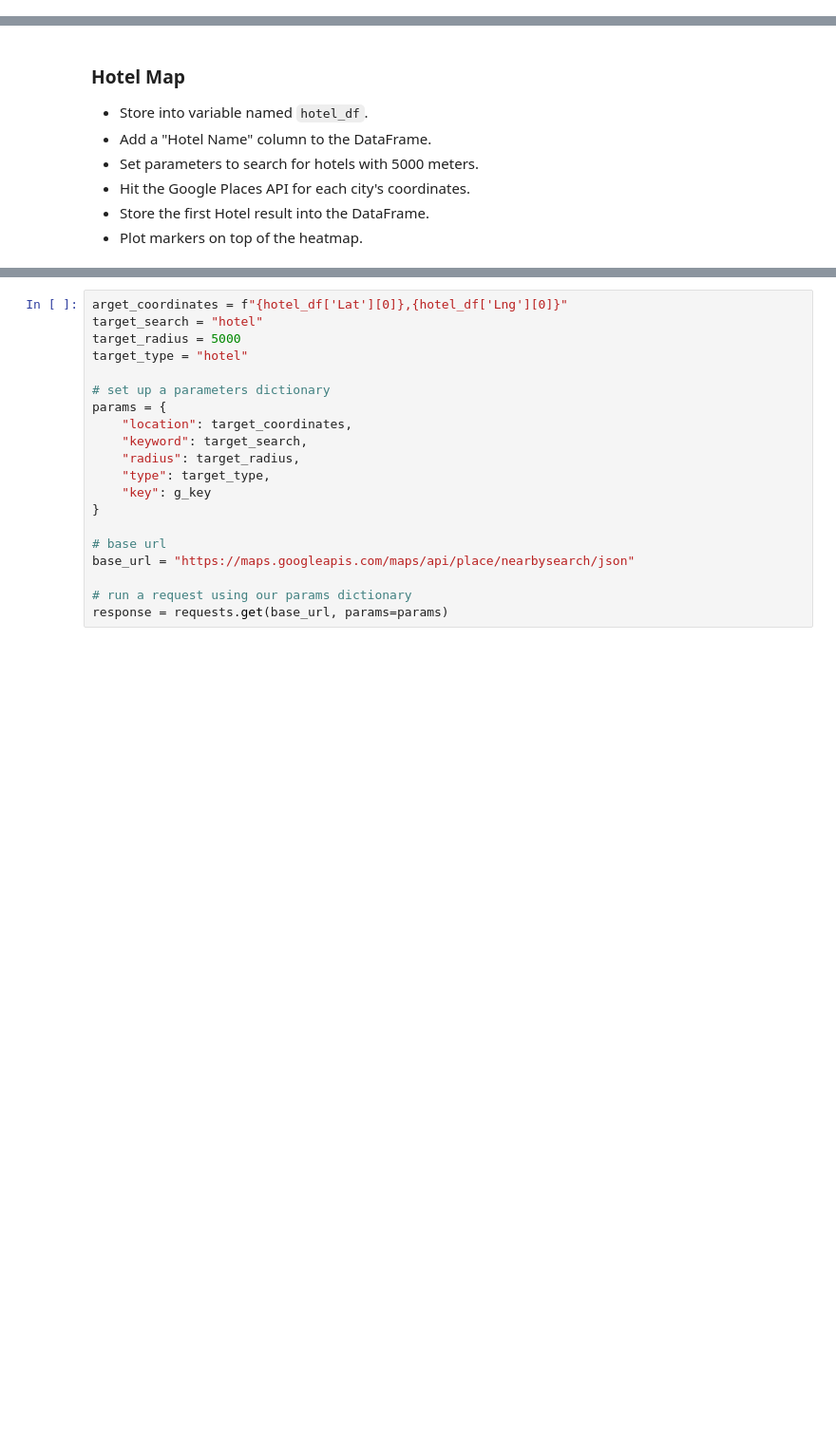
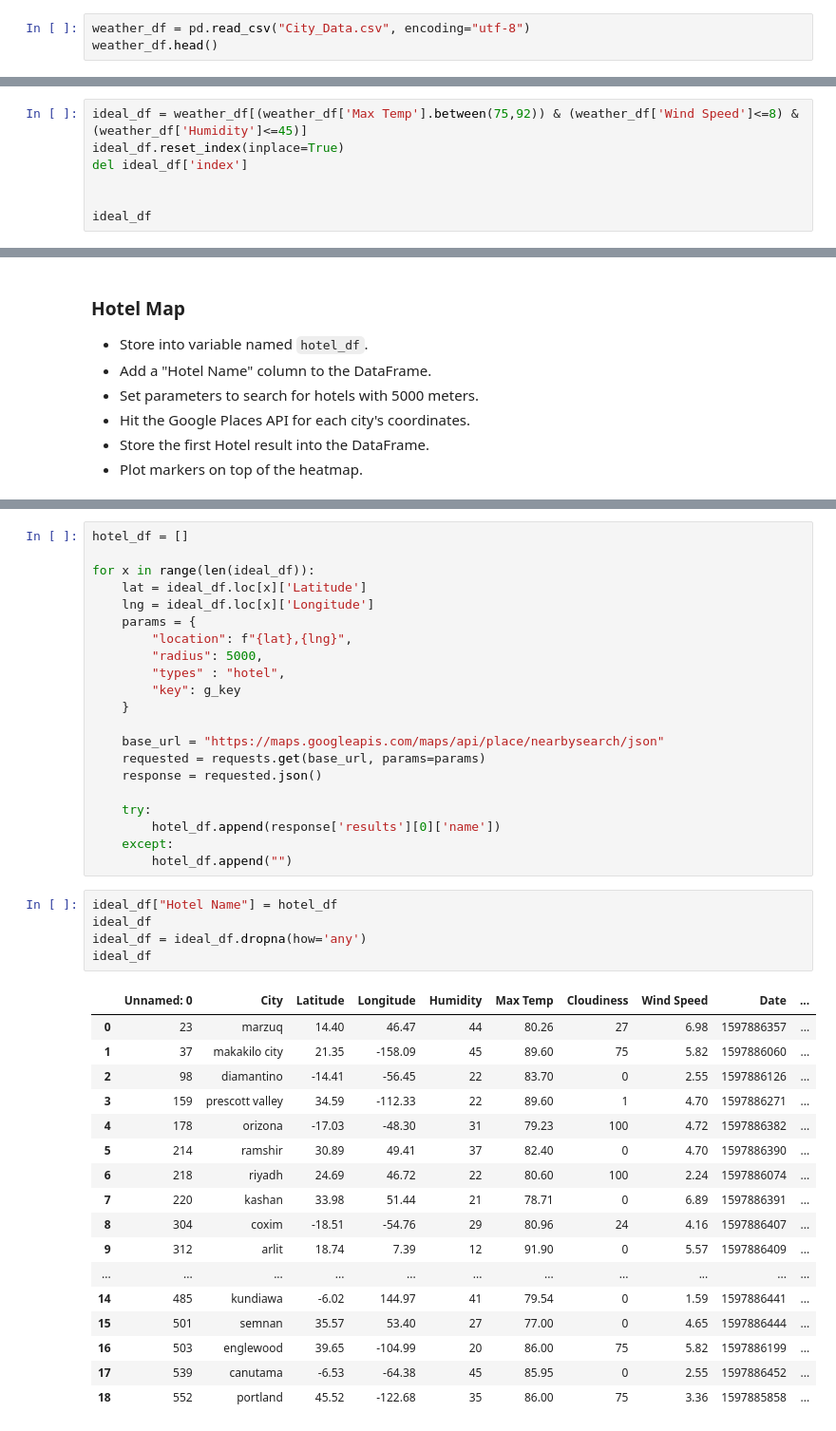
Before and after one commit to Posh007/python-api-challenge, a Jupyter notebook: Vacation.Py/VacationPy.ipynb, the cells around one changed output, grey strips where cells are left out. Shown at 95% size. Drawn from its saved outputs; the diff is of its cells as text; blank space fills up the shorter version.

```diff
--- a/Vacation.Py/VacationPy.ipynb
+++ b/Vacation.Py/VacationPy.ipynb
@@ -30,0 +20,3 @@ weather_data_df
+# %%
+weather_df = pd.read_csv("City_Data.csv", encoding="utf-8")
+weather_df.head()
@@ -83,0 +65,7 @@ new_types_df[max_temp & wind_speed & cloudiness]
+# %%
+ideal_df = weather_df[(weather_df['Max Temp'].between(75,92)) & (weather_df['Wind Speed']<=8) & (weather_df['Humidity']<=45)]
+ideal_df.reset_index(inplace=True)
+del ideal_df['index']
+
+
+ideal_df
@@ -99,23 +98,47 @@ hotel_df
-# %%
-arget_coordinates = f"{hotel_df['Lat'][0]},{hotel_df['Lng'][0]}"
-target_search = "hotel"
-target_radius = 5000
-target_type = "hotel"
-
-# set up a parameters dictionary
-params = {
-    "location": target_coordinates,
-    "keyword": target_search,
-    "radius": target_radius,
-    "type": target_type,
-    "key": g_key
-}
-
-# base url
-base_url = "https://maps.googleapis.com/maps/api/place/nearbysearch/json"
-
-# run a request using our params dictionary
-response = requests.get(base_url, params=params)
+# %%
+hotel_df = []
+
+for x in range(len(ideal_df)):
+    lat = ideal_df.loc[x]['Latitude']
+    lng = ideal_df.loc[x]['Longitude']
+    params = {
+        "location": f"{lat},{lng}",
+        "radius": 5000,
+        "types" : "hotel",
+        "key": g_key
+    }
+
+    base_url = "https://maps.googleapis.com/maps/api/place/nearbysearch/json"
+    requested = requests.get(base_url, params=params)
+    response = requested.json()
+
+    try:
+        hotel_df.append(response['results'][0]['name'])
+    except:
+        hotel_df.append("")
+# %%
+ideal_df["Hotel Name"] = hotel_df
+ideal_df
+ideal_df = ideal_df.dropna(how='any')
+ideal_df
+# %% [output]
+|  | Unnamed: 0 | City | Latitude | Longitude | Humidity | Max Temp | Cloudiness | Wind Speed | Date | ... |
+| 0 | 23 | marzuq | 14.40 | 46.47 | 44 | 80.26 | 27 | 6.98 | 1597886357 | ... |
+| 1 | 37 | makakilo city | 21.35 | -158.09 | 45 | 89.60 | 75 | 5.82 | 1597886060 | ... |
+| 2 | 98 | diamantino | -14.41 | -56.45 | 22 | 83.70 | 0 | 2.55 | 1597886126 | ... |
+| 3 | 159 | prescott valley | 34.59 | -112.33 | 22 | 89.60 | 1 | 4.70 | 1597886271 | ... |
+| 4 | 178 | orizona | -17.03 | -48.30 | 31 | 79.23 | 100 | 4.72 | 1597886382 | ... |
+| 5 | 214 | ramshir | 30.89 | 49.41 | 37 | 82.40 | 0 | 4.70 | 1597886390 | ... |
+| 6 | 218 | riyadh | 24.69 | 46.72 | 22 | 80.60 | 100 | 2.24 | 1597886074 | ... |
+| 7 | 220 | kashan | 33.98 | 51.44 | 21 | 78.71 | 0 | 6.89 | 1597886391 | ... |
+| 8 | 304 | coxim | -18.51 | -54.76 | 29 | 80.96 | 24 | 4.16 | 1597886407 | ... |
+| 9 | 312 | arlit | 18.74 | 7.39 | 12 | 91.90 | 0 | 5.57 | 1597886409 | ... |
+| ... | ... | ... | ... | ... | ... | ... | ... | ... | ... | ... |
+| 14 | 485 | kundiawa | -6.02 | 144.97 | 41 | 79.54 | 0 | 1.59 | 1597886441 | ... |
+| 15 | 501 | semnan | 35.57 | 53.40 | 27 | 77.00 | 0 | 4.65 | 1597886444 | ... |
+| 16 | 503 | englewood | 39.65 | -104.99 | 20 | 86.00 | 75 | 5.82 | 1597886199 | ... |
+| 17 | 539 | canutama | -6.53 | -64.38 | 45 | 85.95 | 0 | 2.55 | 1597886452 | ... |
+| 18 | 552 | portland | 45.52 | -122.68 | 35 | 86.00 | 75 | 3.36 | 1597885858 | ... |
 # %%
 # NOTE: Do not change any of the code in this cell
 
```
Also changed, not shown: parts of 13 cells of this notebook.
